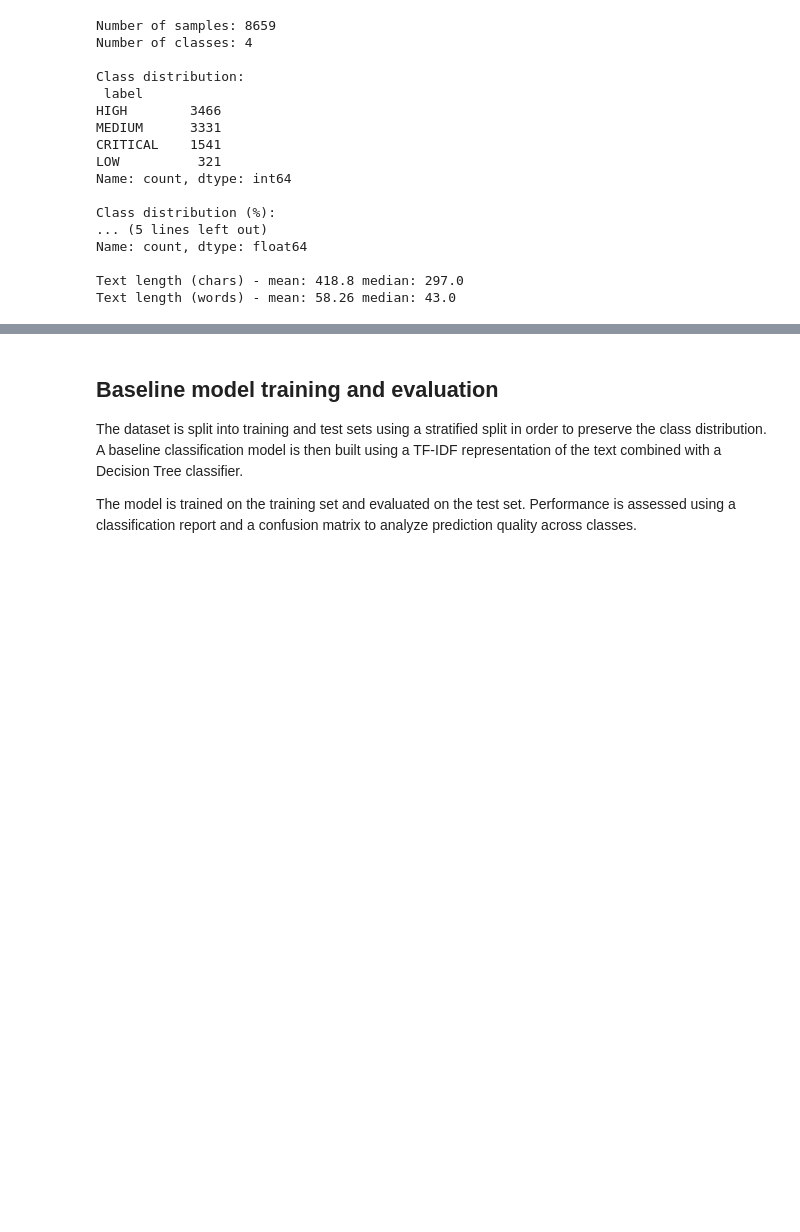
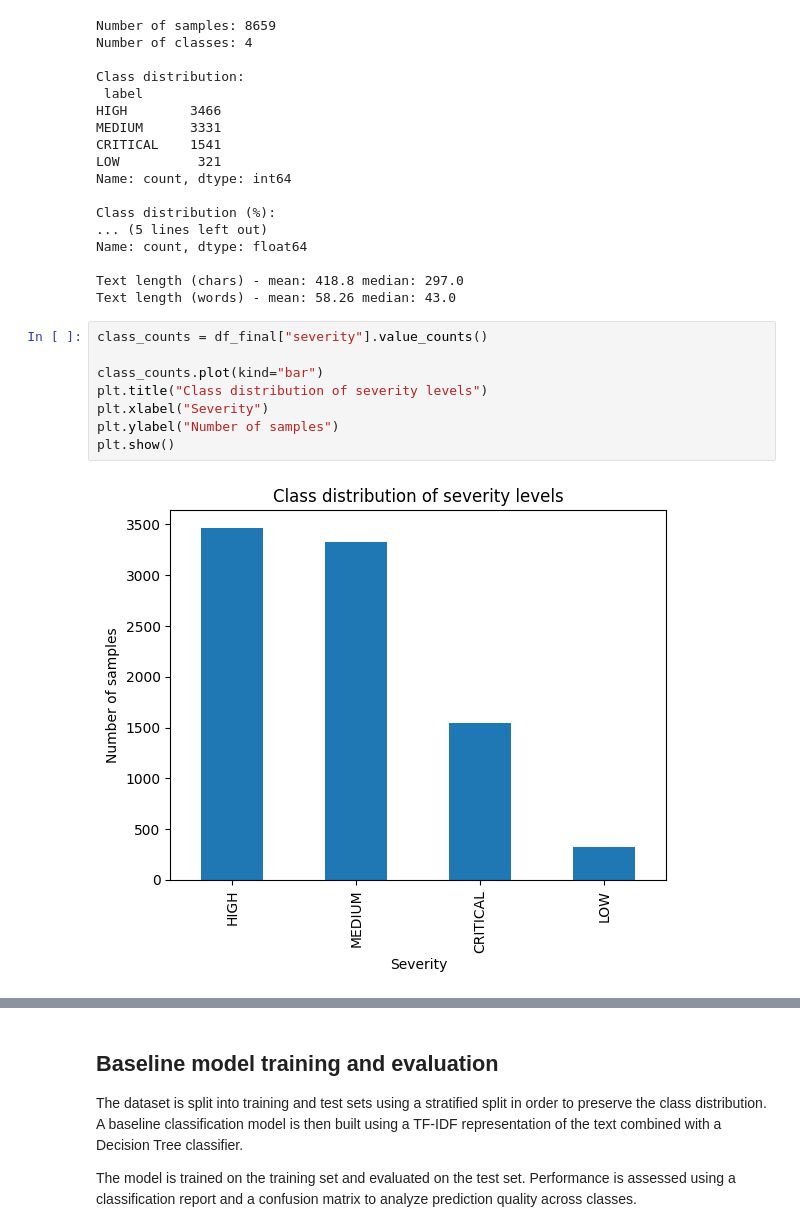
Before and after one commit to PieroLB/SmartHome-ML, a Jupyter notebook: SmartHome_Severity_Prediction.ipynb, the cells around one changed output, grey strips where cells are left out. Drawn from its saved outputs; the diff is of its cells as text; blank space fills up the shorter version.

Commit message:
Final graphics

```diff
--- a/SmartHome_Severity_Prediction.ipynb
+++ b/SmartHome_Severity_Prediction.ipynb
@@ -245,3 +245,13 @@ Name: count, dtype: float64
 
 Text length (chars) - mean: 418.8 median: 297.0
 Text length (words) - mean: 58.26 median: 43.0
+# %%
+class_counts = df_final["severity"].value_counts()
+
+class_counts.plot(kind="bar")
+plt.title("Class distribution of severity levels")
+plt.xlabel("Severity")
+plt.ylabel("Number of samples")
+plt.show()
+# %% [output]
+[figure, added]
```
Also changed, not shown: parts of 6 cells of this notebook.
